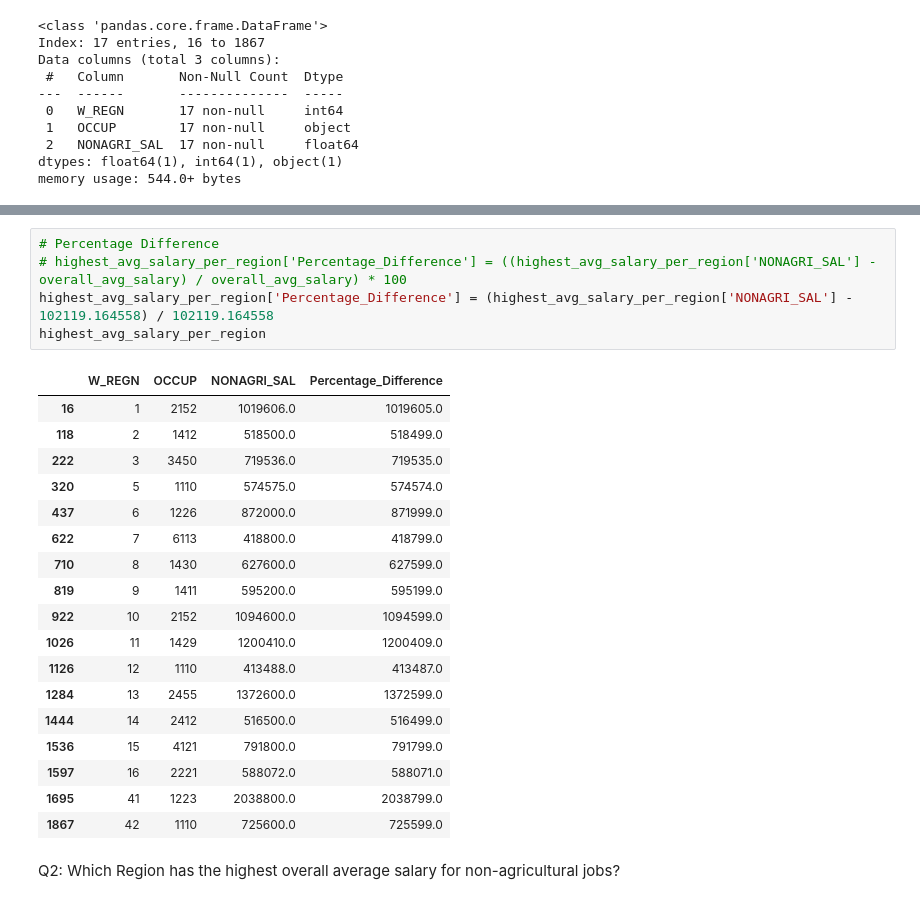
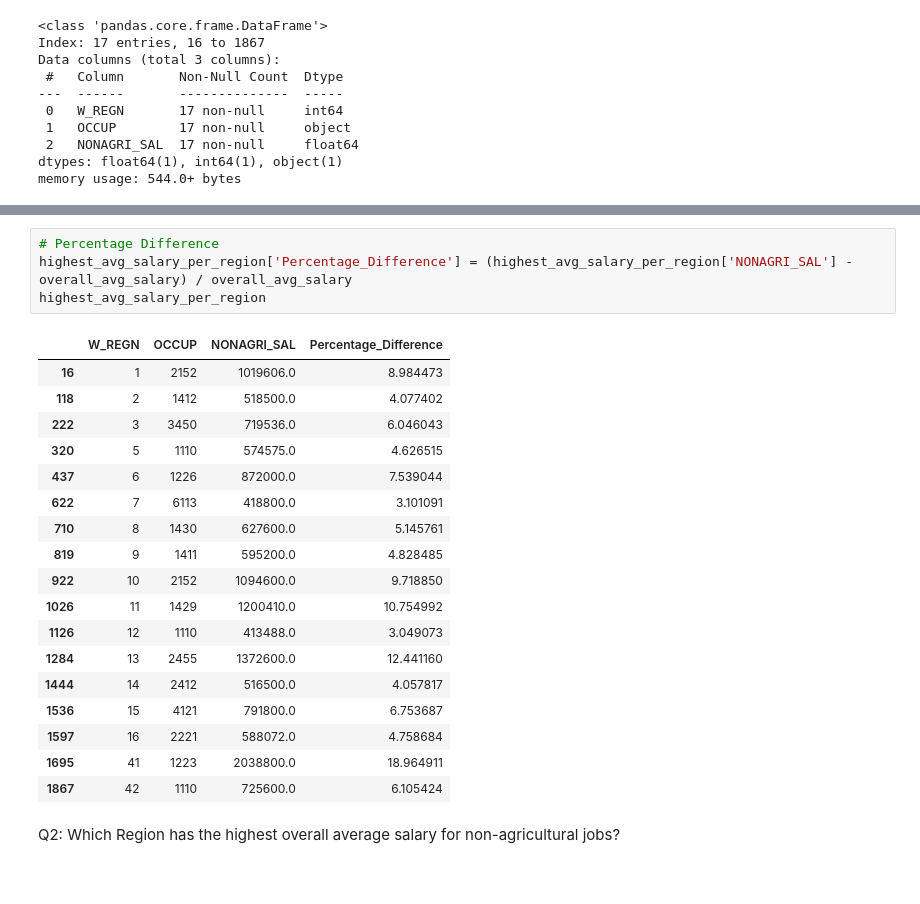
Before and after one commit to chiwasushuba/CSMODEL-Project, a Jupyter notebook: EDA.ipynb, the cells around one changed output, grey strips where cells are left out. Cells and saved outputs as stored; diff of their text form.

```diff
--- a/EDA.ipynb
+++ b/EDA.ipynb
@@ -135,27 +134,26 @@ dtype: float64
 # %%
 # Percentage Difference
-# highest_avg_salary_per_region['Percentage_Difference'] = ((highest_avg_salary_per_region['NONAGRI_SAL'] - overall_avg_salary) / overall_avg_salary) * 100
-highest_avg_salary_per_region['Percentage_Difference'] = (highest_avg_salary_per_region['NONAGRI_SAL'] - 102119.164558) / 102119.164558
+highest_avg_salary_per_region['Percentage_Difference'] = (highest_avg_salary_per_region['NONAGRI_SAL'] - overall_avg_salary) / overall_avg_salary
 highest_avg_salary_per_region
 # %% [output]
 |  | W_REGN | OCCUP | NONAGRI_SAL | Percentage_Difference |
-| 16 | 1 | 2152 | 1019606.0 | 1019605.0 |
-| 118 | 2 | 1412 | 518500.0 | 518499.0 |
-| 222 | 3 | 3450 | 719536.0 | 719535.0 |
-| 320 | 5 | 1110 | 574575.0 | 574574.0 |
-| 437 | 6 | 1226 | 872000.0 | 871999.0 |
-| 622 | 7 | 6113 | 418800.0 | 418799.0 |
-| 710 | 8 | 1430 | 627600.0 | 627599.0 |
-| 819 | 9 | 1411 | 595200.0 | 595199.0 |
-| 922 | 10 | 2152 | 1094600.0 | 1094599.0 |
-| 1026 | 11 | 1429 | 1200410.0 | 1200409.0 |
-| 1126 | 12 | 1110 | 413488.0 | 413487.0 |
-| 1284 | 13 | 2455 | 1372600.0 | 1372599.0 |
-| 1444 | 14 | 2412 | 516500.0 | 516499.0 |
-| 1536 | 15 | 4121 | 791800.0 | 791799.0 |
-| 1597 | 16 | 2221 | 588072.0 | 588071.0 |
-| 1695 | 41 | 1223 | 2038800.0 | 2038799.0 |
-| 1867 | 42 | 1110 | 725600.0 | 725599.0 |
+| 16 | 1 | 2152 | 1019606.0 | 8.984473 |
+| 118 | 2 | 1412 | 518500.0 | 4.077402 |
+| 222 | 3 | 3450 | 719536.0 | 6.046043 |
+| 320 | 5 | 1110 | 574575.0 | 4.626515 |
+| 437 | 6 | 1226 | 872000.0 | 7.539044 |
+| 622 | 7 | 6113 | 418800.0 | 3.101091 |
+| 710 | 8 | 1430 | 627600.0 | 5.145761 |
+| 819 | 9 | 1411 | 595200.0 | 4.828485 |
+| 922 | 10 | 2152 | 1094600.0 | 9.718850 |
+| 1026 | 11 | 1429 | 1200410.0 | 10.754992 |
+| 1126 | 12 | 1110 | 413488.0 | 3.049073 |
+| 1284 | 13 | 2455 | 1372600.0 | 12.441160 |
+| 1444 | 14 | 2412 | 516500.0 | 4.057817 |
+| 1536 | 15 | 4121 | 791800.0 | 6.753687 |
+| 1597 | 16 | 2221 | 588072.0 | 4.758684 |
+| 1695 | 41 | 1223 | 2038800.0 | 18.964911 |
+| 1867 | 42 | 1110 | 725600.0 | 6.105424 |
 # %% [markdown]
 Q2: Which Region has the highest overall average salary for non-agricultural jobs?
 # %%
```
Also changed, not shown: parts of 5 cells of this notebook.
